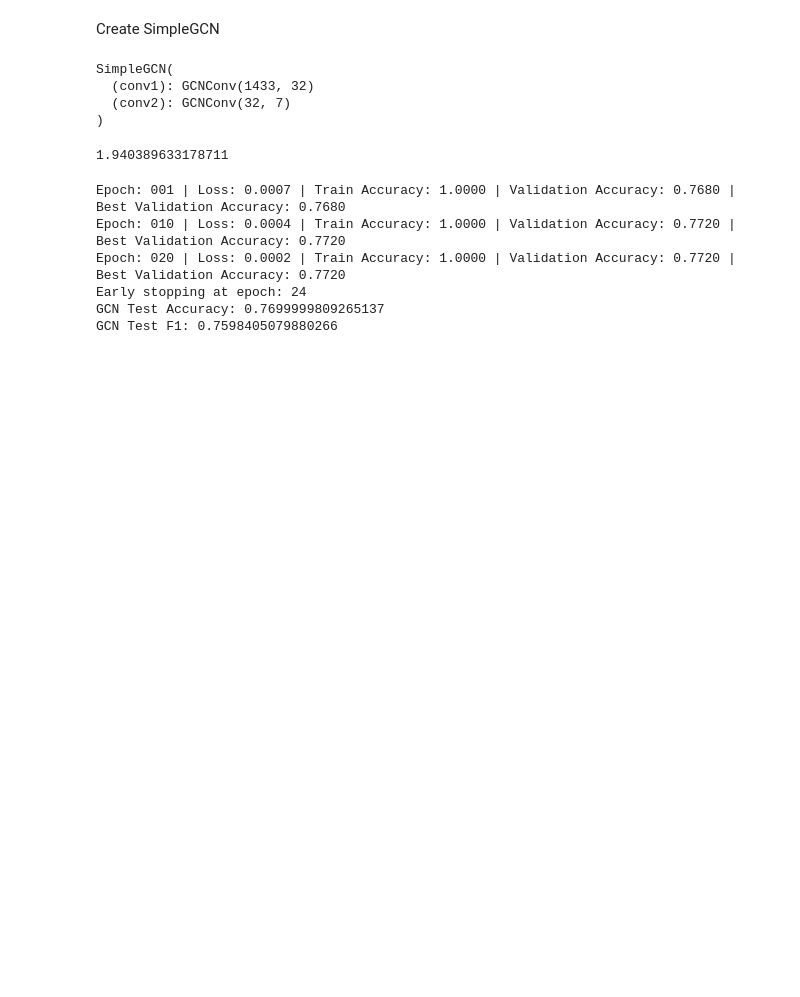
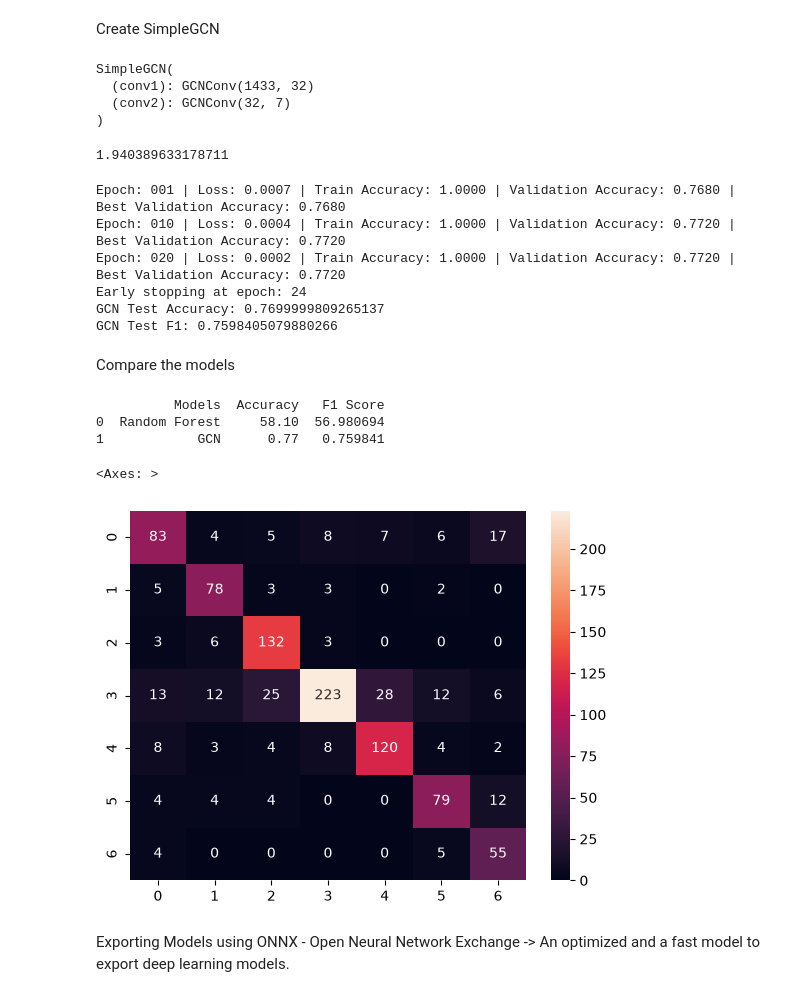
Before and after one commit to Anand-Mansabdar/Research-Topic-Classification-GNN-Project, a Jupyter notebook: notebook.ipynb, the cells around one changed output. Saved outputs shown, nothing was run; the diff lists cells and outputs as text; code cells hidden in the pictures; blank space fills up the shorter version.

```diff
--- a/notebook.ipynb
+++ b/notebook.ipynb
@@ -206,3 +206,25 @@ Epoch: 020 | Loss: 0.0002 | Train Accuracy: 1.0000 | Validation Accuracy: 0.7720
 Early stopping at epoch: 24
 GCN Test Accuracy: 0.7699999809265137
 GCN Test F1: 0.7598405079880266
+# %% [markdown]
+Compare the models
+# %%
+results = pd.DataFrame({
+  "Models": ["Random Forest", "GCN"],
+  "Accuracy": [rf_accuracy, gcn_accuracy],
+  "F1 Score": [rf_f1, gcn_f1]
+})
+
+print(results)
+# %% [output]
+          Models  Accuracy   F1 Score
+0  Random Forest     58.10  56.980694
+1            GCN      0.77   0.759841
+# %%
+# Confusion Matrix for GCN
+sns.heatmap(confusion_matrix(data.y[data.test_mask].numpy(), gcn_preds), annot=True, fmt="d")
+# %% [output]
+<Axes: >
+[figure, added]
+# %% [markdown]
+Exporting Models using ONNX - Open Neural Network Exchange -> An optimized and a fast model to export deep learning models.
```
Also changed, not shown: parts of 1 cell of this notebook, 3 other files.
